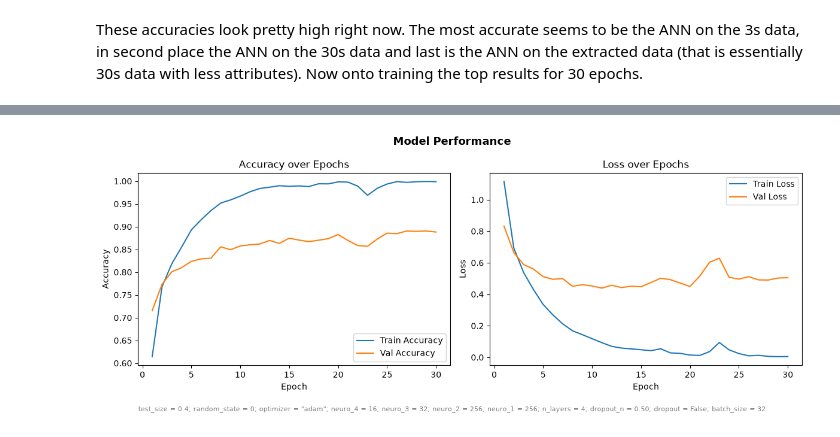
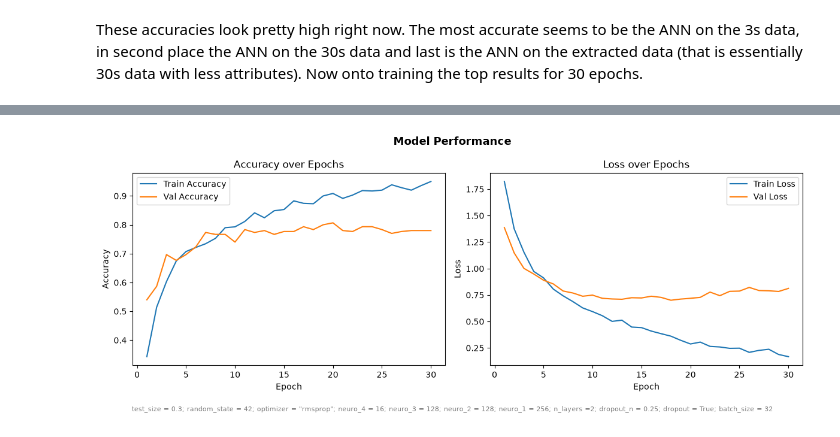
Before and after one commit to etiank/Jupyter-ML, a Jupyter notebook: main.ipynb, the cells around one changed output, grey strips where cells are left out. Cells and saved outputs as stored; diff of their text form; code cells hidden in the pictures.

Commit message:
finished making all the graphs and renaming them

```diff
--- a/main.ipynb
+++ b/main.ipynb
@@ -1072,12 +1096,39 @@ df_ann_sorted.head(10)
 These accuracies look pretty high right now. The most accurate seems to be the ANN on the 3s data, in second place the ANN on the 30s data and last is the ANN on the extracted data (that is essentially 30s data with less attributes). Now onto training the top results for 30 epochs.
 # %%
 #test_size	random_state	optimizer	neuro_4	neuro_3	neuro_2	neuro_1	n_layers	dropout_n	dropout	batch_size	EPOCHS	LOSS	ACCURACY
+# 3s
 # 0.3	        99	            adam	    32	   128	 128	 512	  2	            0.25	True	 32	        10	   0.382703  0.872539
-# 0.3	        99	            rmsprop 	64  	64    64	 512	  3	            0.25	False	 32	        10	   0.489670  0.868869
-# 0.4	        0	            adam	    16	    32	  256	 256	  4	            0.50	False	 32	        10	   0.486390	 0.858859
+# 0.3	        0	            adam    	32  	64    256	 512	  3         	0.25	True	128	        10	   0.456358	 0.844177
+# 0.4	        0	           rmsprop	    64  	128  128	512	      3	            0.25	True	32	        10     0.486971	 0.841592
+# 0.4	        99	           rmsprop	    16  	128  256	256	      2	            0.25	True	64	        10     0.479124	 0.837087
+# 0.4	        42	           rmsprop	    64  	32   256	256	      2	            0.25	True	32	        10     0.524728	 0.834835
 # test_size = 0.3; random_state = 99; optimizer = "adam"; neuro_4 = 32; neuro_3 = 128; neuro_2 = 128; neuro_1 = 512; n_layers = 2; dropout_n = 0.25; dropout = True; batch_size = 32
-# test_size = 0.3; random_state = 99; optimizer = "rmsprop"; neuro_4 = 64; neuro_3 = 64; neuro_2 = 64; neuro_1 = 512; n_layers = 3; dropout_n = 0.25; dropout = False; batch_size = 32
-test_size = 0.4; random_state = 0; optimizer = "adam"; neuro_4 = 16; neuro_3 = 32; neuro_2 = 256; neuro_1 = 256; n_layers = 4; dropout_n = 0.50; dropout = False; batch_size = 32
+# test_size = 0.3; random_state = 0; optimizer = "adam"; neuro_4 = 32; neuro_3 = 64; neuro_2 = 256; neuro_1 = 512; n_layers = 3; dropout_n = 0.25; dropout = True; batch_size = 128
+# test_size = 0.4; random_state = 0; optimizer = "rmsprop"; neuro_4 = 64; neuro_3 = 128; neuro_2 = 128; neuro_1 = 512; n_layers = 3; dropout_n = 0.25; dropout = True; batch_size = 128
+# test_size = 0.4; random_state = 99; optimizer = "rmsprop"; neuro_4 = 16; neuro_3 = 128; neuro_2 = 256; neuro_1 = 256; n_layers = 2; dropout_n = 0.25; dropout = True; batch_size = 64
+# test_size = 0.4; random_state = 42; optimizer = "rmsprop"; neuro_4 = 64; neuro_3 = 32; neuro_2 = 256; neuro_1 = 256; n_layers = 2; dropout_n = 0.25; dropout = True; batch_size = 32
+# 30s
+# 0.3	        42  	        rmsprop 	16  	128 	128 	256 	2   	    0.25	True	32	         10 	0.765892	0.753333
+# 0.3	        0	            adam	    32	    64	    256 	512	    3	        0.25	True	128	         10	    0.817098	0.750000
+# 0.3	        0	            adam	    32	    128	    256 	256	    2	        0.50	True	32	         10	    0.784100	0.753333
+# 0.4	        0	            rmsprop	    64	    128	    128	    512	    3	        0.25	True	32	         10 	0.769928	0.740000
+# 0.3	        99	            adam	    32	    128	    128	    512	    2	        0.25	True	32	         10 	0.804967	0.723333
+# test_size = 0.3; random_state = 42; optimizer = "rmsprop"; neuro_4 = 16; neuro_3 = 128; neuro_2 = 128; neuro_1 = 256; n_layers = 2; dropout_n = 0.25; dropout = True; batch_size = 32
+# test_size = 0.3; random_state = 0; optimizer = "adam"; neuro_4 = 32; neuro_3 = 64; neuro_2 = 256; neuro_1 = 512; n_layers = 3; dropout_n = 0.25; dropout = True; batch_size = 128
+# test_size = 0.3; random_state = 0; optimizer = "adam"; neuro_4 = 32; neuro_3 = 128; neuro_2 = 256; neuro_1 = 256; n_layers = 2; dropout_n = 0.50; dropout = True; batch_size = 32
+# test_size = 0.4; random_state = 0; optimizer = "rmsprop"; neuro_4 = 64; neuro_3 = 128; neuro_2 = 128; neuro_1 = 512; n_layers = 3; dropout_n = 0.25; dropout = True; batch_size = 32
+# test_size = 0.3; random_state = 99; optimizer = "adam"; neuro_4 = 32; neuro_3 = 128; neuro_2 = 128; neuro_1 = 512; n_layers =2; dropout_n = 0.25; dropout = True; batch_size = 32
+# extracted features
+# 0.3	        0	            adam	    32	    64	    256	    512 	3       	0.25	True	128     	10  	1.002720	0.680000
+# 0.4	        0	            rmsprop	    64	    128	    128	    512 	3       	0.25	True	32      	10  	0.961385	0.672500
+# 0.3	        0	            adam	    32	    128	    256	    256 	2       	0.50	True	32      	10  	0.995937	0.663333
+# 0.3	        0	            rmsprop	    64	    128	    64	    256 	4       	0.25	True	32      	10  	1.052328	0.650000
+# 0.3	        42	            rmsprop	    16	    128	    128	    256 	2       	0.25	True	32      	10  	1.038411	0.646667
+# test_size = 0.3; random_state = 0; optimizer = "adam"; neuro_4 = 32; neuro_3 = 64; neuro_2 = 256; neuro_1 = 512; n_layers = 3; dropout_n = 0.25; dropout = True; batch_size = 128
+# test_size = 0.4; random_state = 0; optimizer = "rmsprop"; neuro_4 = 64; neuro_3 = 128; neuro_2 = 128; neuro_1 = 512; n_layers = 3; dropout_n = 0.25; dropout = True; batch_size = 32
+# test_size = 0.3; random_state = 0; optimizer = "adam"; neuro_4 = 32; neuro_3 = 128; neuro_2 = 256; neuro_1 = 256; n_layers = 2; dropout_n = 0.50; dropout = True; batch_size = 32
+# test_size = 0.3; random_state = 0; optimizer = "rmsprop"; neuro_4 = 64; neuro_3 = 128; neuro_2 = 64; neuro_1 = 256; n_layers = 4; dropout_n = 0.25; dropout = True; batch_size = 32
+test_size = 0.3; random_state = 42; optimizer = "rmsprop"; neuro_4 = 16; neuro_3 = 128; neuro_2 = 128; neuro_1 = 256; n_layers =2; dropout_n = 0.25; dropout = True; batch_size = 32
 
 
 
@@ -1086,7 +1137,7 @@ CSV_PATH_ANN = "ann-data-extr.csv"
 sampled_params = list(ParameterSampler(param_grid, n_iter=N_TRIALS, random_state=42))
 ###
 df_extr = pd.read_csv("ann-data-extr.csv") # ann-data-extr.csv
-df_base = df_3.copy() # df_3; df_30; extr_df
+df_base = df_30.copy() # df_3; df_30; extr_df
 col = df_base.pop("label") # "genre" for the extracted features one
 df_base.insert(0, "label", col)
 df_base.drop("filename", inplace=True, axis=1)
@@ -1171,35 +1222,34 @@ Epoch 30/30
 import matplotlib.pyplot as plt
 
 epochs_range = range(1, len(history.history['accuracy']) + 1)
 
 config_str = (
-    "test_size = 0.4; random_state = 0; optimizer = \"adam\"; neuro_4 = 16; neuro_3 = 32; neuro_2 = 256; neuro_1 = 256; n_layers = 4; dropout_n = 0.50; dropout = False; batch_size = 32"
+    "test_size = 0.3; random_state = 42; optimizer = \"rmsprop\"; neuro_4 = 16; neuro_3 = 128; neuro_2 = 128; neuro_1 = 256; n_layers =2; dropout_n = 0.25; dropout = True; batch_size = 32"
 )
 
 fig, axes = plt.subplots(1, 2, figsize=(12, 4.5))
 
 axes[0].plot(epochs_range, history.history['accuracy'], label='Train Accuracy')
 axes[0].plot(epochs_range, history.history['val_accuracy'], label='Val Accuracy')
 axes[0].set_xlabel('Epoch')
 axes[0].set_ylabel('Accuracy')
 axes[0].legend()
 axes[0].set_title('Accuracy over Epochs')
 
 axes[1].plot(epochs_range, history.history['loss'], label='Train Loss')
 axes[1].plot(epochs_range, history.history['val_loss'], label='Val Loss')
 axes[1].set_xlabel('Epoch')
 axes[1].set_ylabel('Loss')
 axes[1].legend()
 axes[1].set_title('Loss over Epochs')
 
-# main title
 fig.suptitle('Model Performance', fontsize=13, fontweight='bold')
 
-# config caption underneath, small and unobtrusive
+# config description
 fig.text(0.5, -0.02, config_str, ha='center', va='top', fontsize=8, color='gray', wrap=True)
 
 plt.tight_layout()
-plt.savefig("ann-model-3.png", bbox_inches='tight', dpi=150)  # bbox_inches='tight' keeps the caption from getting cut off
+plt.savefig("ann-model-extr-5.png", bbox_inches='tight', dpi=150)
 plt.show()
 # %% [output]
-[figure, old version]
+[figure, new version]
```
Also changed, not shown: parts of 7 cells of this notebook, 16 other files.
